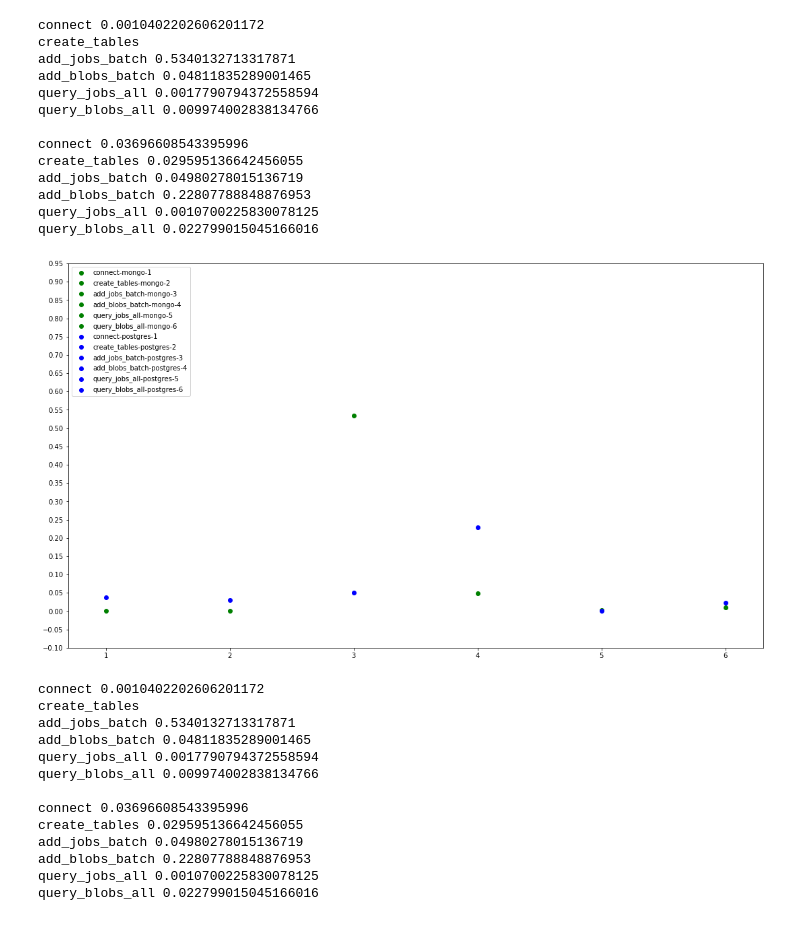
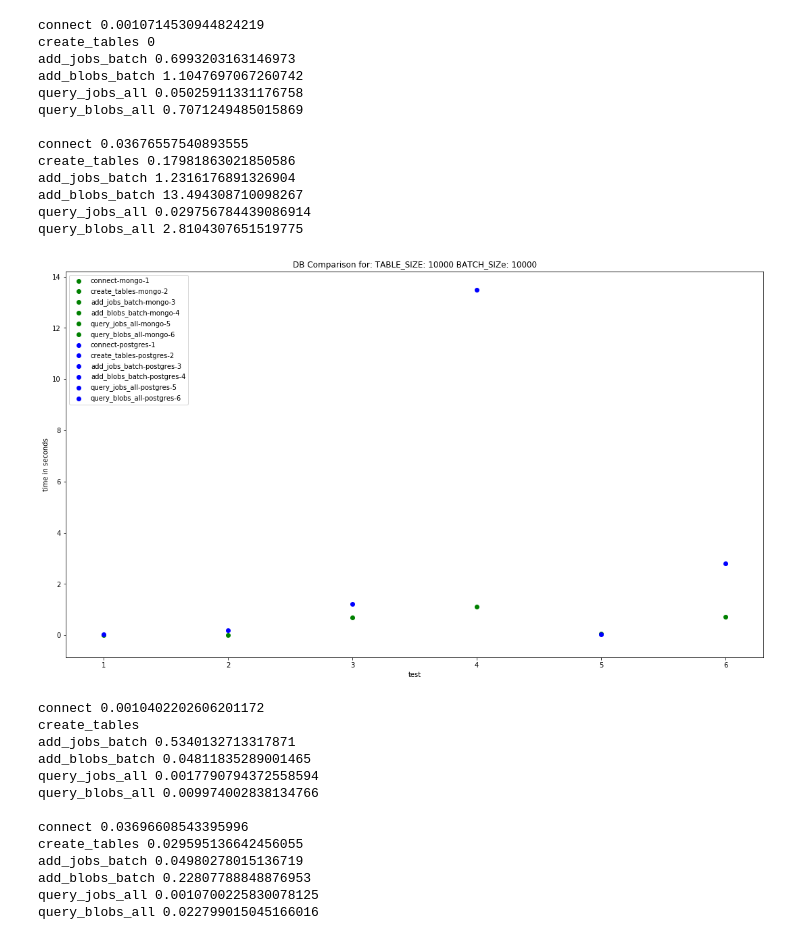
Before and after one commit to DumbMachine/ganga-gsoc-2020, a Jupyter notebook: scripts/visualizre.ipynb, the cells around one changed output. Cells and saved outputs as stored; diff of their text form; code cells hidden in the pictures.

```diff
--- a/scripts/visualizre.ipynb
+++ b/scripts/visualizre.ipynb
@@ -84,23 +90,35 @@ def visualize_db(
     fig = matplotlib.pyplot.gcf()
     fig.set_size_inches(18.5, 10.5)
     fig.savefig(f"images/plot-{size}-{batch_size}.png", dpi=100)
-# %%
-visualize_db()
-# %% [output]
-connect 0.0010402202606201172
-create_tables
-add_jobs_batch 0.5340132713317871
-add_blobs_batch 0.04811835289001465
-query_jobs_all 0.0017790794372558594
-query_blobs_all 0.009974002838134766
-
-connect 0.03696608543395996
-create_tables 0.029595136642456055
-add_jobs_batch 0.04980278015136719
-add_blobs_batch 0.22807788848876953
-query_jobs_all 0.0010700225830078125
-query_blobs_all 0.022799015045166016
-[figure, removed]
+# %%
+# sizes = [
+#     10, 100, 1000, 10000
+# ]
+# bsize = [
+#     1, 5, 10, 100, 1000, 10000
+# ]
+
+# for s in sizes:
+#     for b in bsize:
+#         visualize_db(s, b)
+#         plt.clf()
+
+visualize_db(10000, 10000)
+# %% [output]
+connect 0.0010714530944824219
+create_tables 0
+add_jobs_batch 0.6993203163146973
+add_blobs_batch 1.1047697067260742
+query_jobs_all 0.05025911331176758
+query_blobs_all 0.7071249485015869
+
+connect 0.03676557540893555
+create_tables 0.17981863021850586
+add_jobs_batch 1.2316176891326904
+add_blobs_batch 13.494308710098267
+query_jobs_all 0.029756784439086914
+query_blobs_all 2.8104307651519775
+[figure, added]
 # %%
 size=100
 batch_size=10
```
Also changed, not shown: parts of 2 cells of this notebook, 31 other files.
